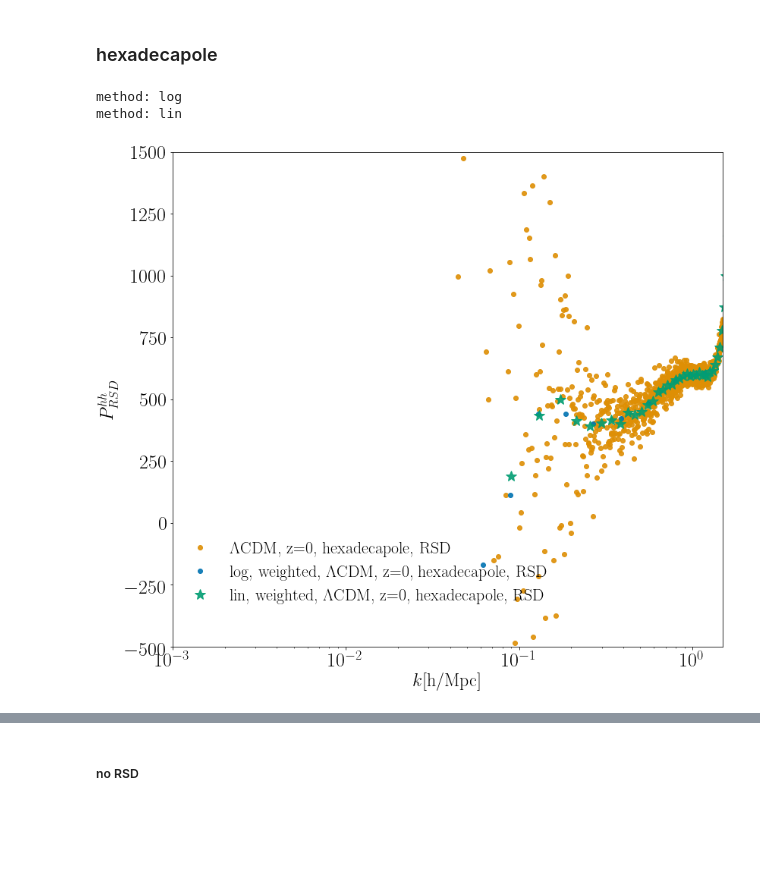
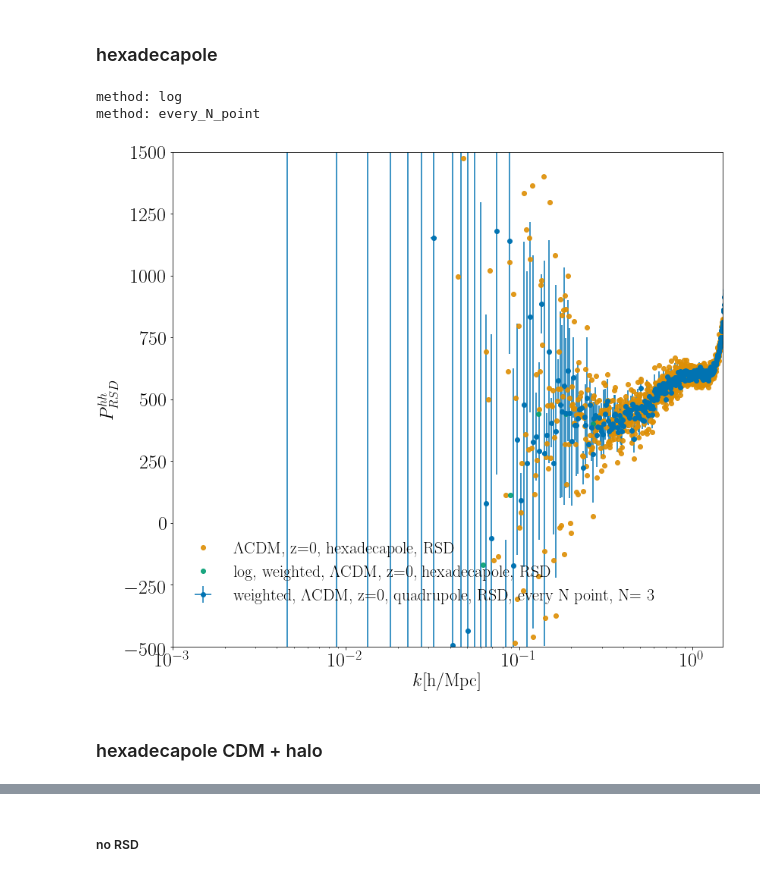
Before and after one commit to FarbodHassani/Doppler_RSD_N-body, a Jupyter notebook: Analysis-notebooks/PowerSpectra_halos_RSD_noRSD.ipynb, the cells around one changed output, grey strips where cells are left out. Drawn from its saved outputs; the diff is of its cells as text; code cells hidden in the pictures; blank space fills up the shorter version.

```diff
--- a/Analysis-notebooks/PowerSpectra_halos_RSD_noRSD.ipynb
+++ b/Analysis-notebooks/PowerSpectra_halos_RSD_noRSD.ipynb
@@ -106,6 +107,7 @@ directory = "/Users/farbod/Dropbox/Projects/Doppler_RSD/Data/Powerpsectra_correl
 directory_halo = "/Users/farbod/Dropbox/Projects/Doppler_RSD/Data/Power_spectra_correlation_function_RSD_noRSD_Halos/"
 directory_power = "/Users/farbod/Dropbox/Projects/Doppler_RSD//Data/kevolution_gevolution_power_output/"
 directory_jackknife = "/Users/farbod/Dropbox/Projects/Doppler_RSD/Data/AutoCorrelation_Halos_Jackknife//"
+directory_cross = "/Users/farbod/Dropbox/Projects/Doppler_RSD/Data/HaloxPcls_CrossPowerSpectra///"
 
 files=["gevolution_boxsize_4032_ngrid_4608_lcdm_05062020",
        "gevolution_boxsize_4032_ngrid_4608_w_0m9_cs2_1_05062020",
@@ -137,6 +139,11 @@ for j in range(5): # file
 #         data['halo']['RSD'][files_list[j]]['cor']['z='+str(redshifts[i])]=load(directory_halo+"/RSD/CF_full_"+files[j]+"_z_"+str(redshifts[i])+".npy");
         data['halo']['noRSD'][files_list[j]]['pow_jackknife']['z='+str(redshifts[i])]=load(directory_jackknife+"/Jackknife_Halos///Jackknife_pk3D_"+files[j]+"_z_"+str(redshifts[i])+".npy");
         data['halo']['RSD'][files_list[j]]['pow_jackknife']['z='+str(redshifts[i])]=load(directory_jackknife+"/Jackknife_Halos_RSD//Jackknife_pk3D_"+files[j]+"_z_"+str(redshifts[i])+".npy");
+        data['cross_TSC']['noRSD'][files_list[j]]['pow']['z='+str(redshifts[i])]=load(directory_cross+"/noRSD/Cross_powerspectra_no_RSD///cross_pk3D_"+files[j]+"_z_"+str(redshifts[i])+".npy");
+        if (j==0):
+            data['cross_TSC']['RSD'][files_list[j]]['pow']['z='+str(redshifts[i])]=load(directory_cross+"/RSD/Cross_powerspectra_lcdm//cross_pk3D_"+files[j]+"_z_"+str(redshifts[i])+".npy");
+        else:
+            data['cross_TSC']['RSD'][files_list[j]]['pow']['z='+str(redshifts[i])]=load(directory_cross+"/RSD/Cross_powerspectra_wcdm//cross_pk3D_"+files[j]+"_z_"+str(redshifts[i])+".npy");
 
 #############
 ### CLASS ###
@@ -832,7 +1184,7 @@ l=0
 
 kind = "halo"
 l=0
-for num1 in [1]: # file 1
+for num1 in [0]: # file 1
     for j in [0]: # Redshifts
         redshift ="z="+str(j);
         RSD ='noRSD'
@@ -841,7 +1193,7 @@ for num1 in [1]: # file 1
         [k4,pk4]=data[kind][RSD][file[num1]]['pow'][redshift][[0,3],:]
 
 #         axs.plot(k0, pk0,"o",alpha=0.9,color =Colors[l+1], lw=3,label=decrip[i]+redshift+", monopole")
-        axs.plot(k0, pk2,"o",alpha=0.9,color =Colors[l+1], lw=3,label=decrip[i]+redshift+", quadrupole, "+RSD)
+        axs.plot(k0, pk2,"o",alpha=0.9,color =Colors[l+1], lw=3,label=decrip[num1]+redshift+", quadrupole, "+RSD)
 #         axs.plot(k0, pk4,"o",alpha=0.9,color =Colors[l+2], lw=3,label=decrip[i]+redshift+", hexadecapole, "+RSD)
 
         # Averaging weighted based on the # of modes
@@ -851,12 +1203,17 @@ for num1 in [1]: # file 1
         kmax = k0.max();
         nyqvist_skip = 1;
         cosmicvar_skip = 1;
-        weighted_arr = wighted_power(k0, pk2, count_arr ,number_binning, kmin, kmax, nyqvist_skip,cosmicvar_skip,"log")
-        axs.plot(weighted_arr[:,0], weighted_arr[:,1],"o",alpha=0.9,color =Colors[l], lw=3,label="log weighted, "+decrip[i]+redshift+", quadrupole, "+RSD)
+#         weighted_arr = wighted_power(k0, pk2, count_arr ,number_binning, kmin, kmax, nyqvist_skip,cosmicvar_skip,"log")
+#         axs.plot(weighted_arr[:,0], weighted_arr[:,1],"o",alpha=0.9,color =Colors[l+3], lw=3,label="log weighted, "+decrip[i]+redshift+", quadrupole, "+RSD)
 
-        number_binning = 200
-        weighted_arr = wighted_power(k0, pk2, count_arr ,number_binning, kmin, kmax, nyqvist_skip,cosmicvar_skip,"lin")
-        axs.plot(weighted_arr[:,0], weighted_arr[:,1],"*",markersize=10,alpha=0.9,color =Colors[l+2], lw=3,label="lin weighted, "+decrip[i]+redshift+", quadrupole, "+RSD)
+#         number_binning = 200
+#         weighted_arr = wighted_power(k0, pk2, count_arr ,number_binning, kmin, kmax, nyqvist_skip,cosmicvar_skip,"lin")
+#         axs.plot(weighted_arr[:,0], weighted_arr[:,1],"*",markersize=10,alpha=0.9,color =Colors[l+2], lw=3,label="lin weighted, "+decrip[i]+redshift+", quadrupole, "+RSD)
+
+        number_binning  =10
+        weighted_arr = wighted_power(k0, pk2, count_arr ,number_binning, kmin, kmax, 0,0,"every_N_point")
+#         axs.plot(weighted_arr[:,0], weighted_arr[:,1],"s",alpha=0.9,color =Colors[l+4], markersize=4,label="weighted, "+decrip[num1]+redshift+", hexadecapole, "+RSD + " lin-spacing, every N point, N= "+str(number_binning))
+        errorbar(weighted_arr[:,0], weighted_arr[:,1], xerr=np.sqrt(weighted_arr[:,2]),yerr=np.sqrt(weighted_arr[:,3]),color =Colors[l], ecolor=Colors[l], fmt='o', capthick=2,label="weighted, "+decrip[num1]+redshift+", quadrupole, "+RSD + ", every N point, N= "+str(number_binning))
 
         l=l+1
 
@@ -867,6 +1224,6 @@ axs.set_xscale('log')
 axs.set_ylim(-2.e3,2.e3)
 axs.set_xlim(1.e-3,1.5)
 # axs[1].set_yticks([-0.1,-0.05,0,0.05,0.1,0.2,0.3])
-axs.legend(fontsize=22,bbox_to_anchor=[0.35, 0.15], loc='center',frameon=False)
+axs.legend(fontsize=22,bbox_to_anchor=[0.52, 0.15], loc='center',frameon=False)
 X=np.arange(0.001,20,1)
 # %% [output]
@@ -887,7 +1243,7 @@ plt.subplots_adjust(hspace=0.0)
 
 
 kind = 'halo'
-RSD ='noRSD'
+# RSD ='noRSD'
 file = ['gev_lcdm','gev_em0','gev_em7','kev_em4','kev_em7'];
 decrip = ["$\Lambda$CDM, ","$w$CDM ($w=-0.9, c_s^2=1$), ","$w$CDM-gev ($w=-0.9, c_s^2=10^{-7}$), ",
           "$w$CDM ($w=-0.9,, c_s^2=10^{-4}$), ","$w$CDM ($w=-0.9, c_s^2=10^{-7}$), "]
@@ -904,40 +1260,48 @@ for num1 in [0]: # file 1
 #         [k0,pk0]=data[kind][RSD][file[num1]]['pow'][redshift][[0,1],:]
         [k2,pk2]=data[kind][RSD][file[num1]]['pow'][redshift][[0,2],:]
         [k4,pk4]=data[kind][RSD][file[num1]]['pow'][redshift][[0,3],:]
 
 #         axs.plot(k0, pk0,"o",alpha=0.9,color =Colors[l], lw=3,label=decrip[i]+redshift+", monopole")
 #         axs.plot(k0, pk2,"o",alpha=0.9,color =Colors[l+1], lw=3,label=decrip[i]+redshift+", quadrupole")
         axs.plot(k0, pk4,"o",alpha=0.9,color =Colors[l+1], lw=3,label=decrip[num1]+redshift+", hexadecapole, "+RSD)
 
         # Averaging weighted based on the # of modes
         count_arr = data[kind][RSD][file[num1]]['pow'][redshift][5,:]
         number_binning = 20;
         kmin = k0.min();
         kmax = k0.max();
         nyqvist_skip = 1;
         cosmicvar_skip = 1;
         weighted_arr = wighted_power(k0, pk4, count_arr ,number_binning, kmin, kmax, nyqvist_skip,cosmicvar_skip,"log")
-        axs.plot(weighted_arr[:,0], weighted_arr[:,1],"o",alpha=0.9,color =Colors[l], lw=3,label="log, weighted, "+decrip[num1]+redshift+", hexadecapole, "+RSD)
+        axs.plot(weighted_arr[:,0], weighted_arr[:,1],"o",alpha=0.9,color =Colors[l+2], lw=3,label="log, weighted, "+decrip[num1]+redshift+", hexadecapole, "+RSD)
 
-        number_binning = 80
-        weighted_arr = wighted_power(k0, pk4, count_arr ,number_binning, kmin, kmax, nyqvist_skip,cosmicvar_skip,"lin")
-        axs.plot(weighted_arr[:,0], weighted_arr[:,1],"*",markersize=15,alpha=0.9,color =Colors[l+2], lw=3,label="lin, weighted, "+decrip[num1]+redshift+", hexadecapole, "+RSD)
+#         number_binning = 80
+#         weighted_arr = wighted_power(k0, pk4, count_arr ,number_binning, kmin, kmax, nyqvist_skip,cosmicvar_skip,"lin")
+#         axs.plot(weighted_arr[:,0], weighted_arr[:,1],"*",markersize=15,alpha=0.9,color =Colors[l+2], lw=3,label="lin, weighted, "+decrip[num1]+redshift+", hexadecapole, "+RSD)
+
+        number_binning  =3
+        weighted_arr = wighted_power(k0, pk4, count_arr ,number_binning, kmin, kmax, 0,0,"every_N_point")
+#         axs.plot(weighted_arr[:,0], weighted_arr[:,1],"s",alpha=0.9,color =Colors[l+4], markersize=4,label="weighted, "+decrip[num1]+redshift+", hexadecapole, "+RSD + " lin-spacing, every N point, N= "+str(number_binning))
+        errorbar(weighted_arr[:,0], weighted_arr[:,1], xerr=np.sqrt(weighted_arr[:,2]),yerr=np.sqrt(weighted_arr[:,3]),color =Colors[l], ecolor=Colors[l], fmt='o', capthick=2,label="weighted, "+decrip[num1]+redshift+", quadrupole, "+RSD + ", every N point, N= "+str(number_binning))
+
 
         l=l+1
 
 axs.set_ylabel(r'$P^{hh}_{RSD}$',fontsize=24)
 axs.set_xlabel('$k$[h/Mpc]',fontsize=24)
 axs.set_xscale('log')
 # plt.yscale('symlog')
 axs.set_ylim(-500,1500)
 axs.set_xlim(1.e-3,1.5)
 # axs[1].set_yticks([-0.1,-0.05,0,0.05,0.1,0.2,0.3])
-axs.legend(fontsize=22,bbox_to_anchor=[0.35, 0.15], loc='center',frameon=False)
+axs.legend(fontsize=22,bbox_to_anchor=[0.45, 0.15], loc='center',frameon=False)
 X=np.arange(0.001,20,1)
 # %% [output]
 method: log
-method: lin
+method: every_N_point
-[figure, old version]
+[figure, new version]
+# %% [markdown]
+###  hexadecapole CDM + halo
 # %%
 plt.rc('text', usetex=True)
 font = {'family' : 'normal',
```
Also changed, not shown: parts of 20 cells of this notebook, 1 other file.
